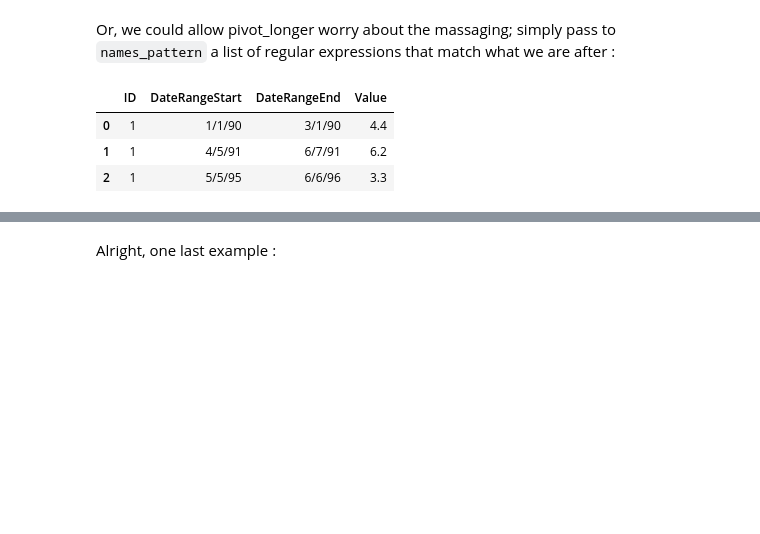
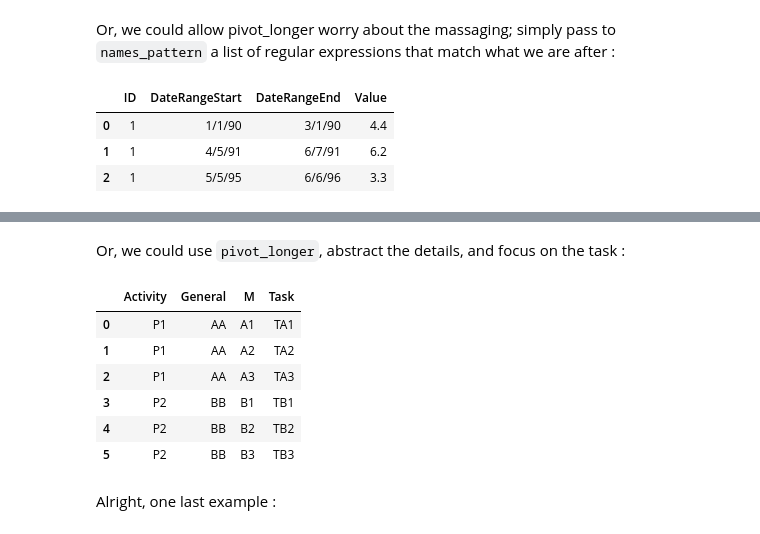
Before and after one commit to pyjanitor-devs/pyjanitor, a Jupyter notebook: examples/notebooks/Pivoting Data from Wide to Long.ipynb, the cells around one changed output, grey strips where cells are left out. Drawn from its saved outputs; the diff is of its cells as text; code cells hidden in the pictures; blank space fills up the shorter version.

```diff
--- a/examples/notebooks/Pivoting Data from Wide to Long.ipynb
+++ b/examples/notebooks/Pivoting Data from Wide to Long.ipynb
@@ -888,3 +921,17 @@ Let's look at the example below: [Source Data](https://amateurdatasci.rbind.io/p
+# %% [markdown]
+Or, we could use `pivot_longer`, abstract the details, and focus on the task :
+# %%
+df.pivot_longer(index=['Activity','General'],
+                names_pattern=['^m','^t'],
+                names_to=['M','Task'])
+# %% [output]
+|  | Activity | General | M | Task |
+| 0 | P1 | AA | A1 | TA1 |
+| 1 | P1 | AA | A2 | TA2 |
+| 2 | P1 | AA | A3 | TA3 |
+| 3 | P2 | BB | B1 | TB1 |
+| 4 | P2 | BB | B2 | TB2 |
+| 5 | P2 | BB | B3 | TB3 |
 # %% [markdown]
 Alright, one last example :
 # %%
```
Also changed, not shown: parts of 8 cells of this notebook.
